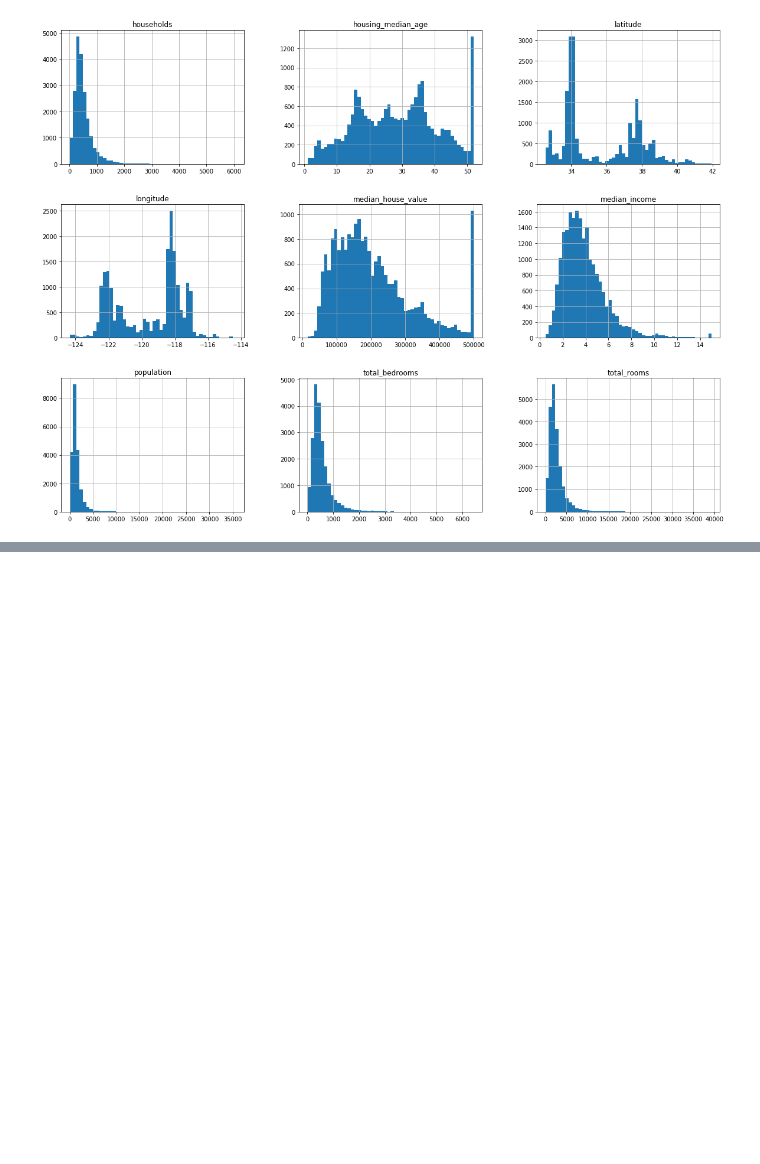
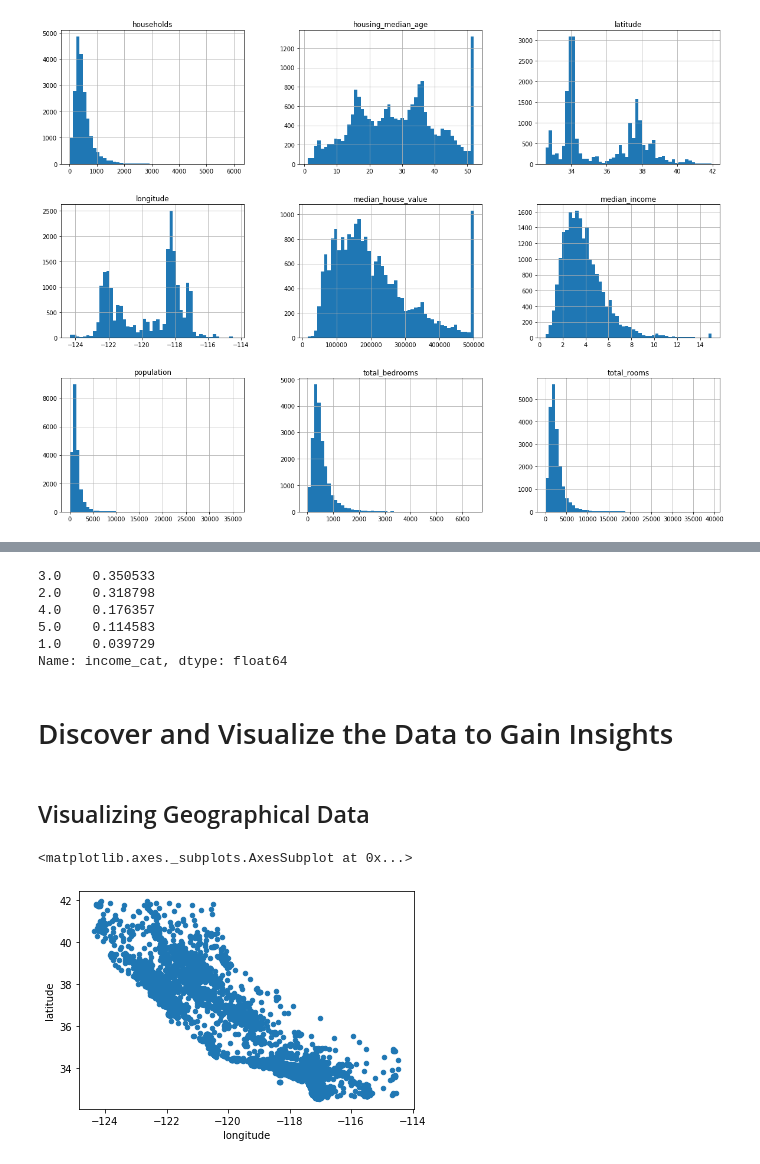
Before and after one commit to XudongSunSF/DS_Projects, a Jupyter notebook: HousePricePrediction/California House Price Prediction.ipynb, the cells around one changed output, grey strips where cells are left out. Drawn from its saved outputs; the diff is of its cells as text; code cells hidden in the pictures; blank space fills up the shorter version.

```diff
--- a/HousePricePrediction/California House Price Prediction.ipynb
+++ b/HousePricePrediction/California House Price Prediction.ipynb
@@ -108,3 +110,16 @@ train_set, test_set = train_test_split(housing_df, test_size = 0.2, random_state
 # stratified sampling: the population is divided into homogeneous subgroups called strata,
 # and the right number of instances is sampled from each stratum to guarantee that
 # the test set is representative of the overall population.
+
+# create an income category attribute by dividing the median income by 1.5(to limit the number of income categories)
+# and rounding up using ceil and merging all the categories greater than 5 into 5
+
+housing_df['income_cat'] = np.ceil(housing_df['median_income']/1.5)
+housing_df['income_cat'].where(housing_df['income_cat'] < 5, 5.0, inplace=True)
+# %%
+from sklearn.model_selection import StratifiedShuffleSplit
+split = StratifiedShuffleSplit(n_splits=1, test_size=0.2, random_state=0)
+for train_index, test_index in split.split(housing_df, housing_df['income_cat']):
+    print("TRAIN:", train_index, "TEST:", test_index)
+    strat_train_set = housing_df.loc[train_index,:]
+    strat_test_set = housing_df.loc[test_index,:]
@@ -110,0 +146,23 @@ train_set, test_set = train_test_split(housing_df, test_size = 0.2, random_state
+# %%
+strat_test_set['income_cat'].value_counts() / len(strat_test_set)
+# %% [output]
+3.0    0.350533
+2.0    0.318798
+4.0    0.176357
+5.0    0.114583
+1.0    0.039729
+Name: income_cat, dtype: float64
+# %%
+strat_train_set.drop('income_cat', axis=1, inplace=True)
+strat_test_set.drop('income_cat', axis=1, inplace=True)
+# %% [markdown]
+# Discover and Visualize the Data to Gain Insights
+# %%
+housing = strat_train_set.copy()
+# %% [markdown]
+## Visualizing Geographical Data
+# %%
+housing.plot(kind='scatter', x='longitude', y='latitude')
+# %% [output]
+<matplotlib.axes._subplots.AxesSubplot at 0x...>
+[figure, added]
```
Also changed, not shown: parts of 50 cells of this notebook.
